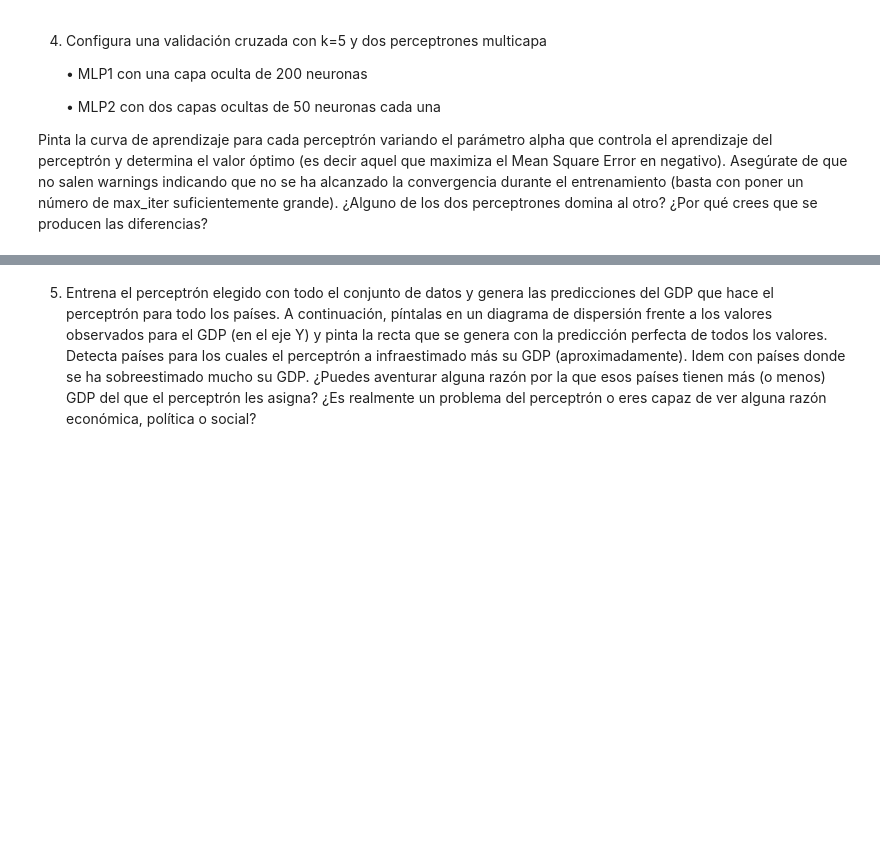
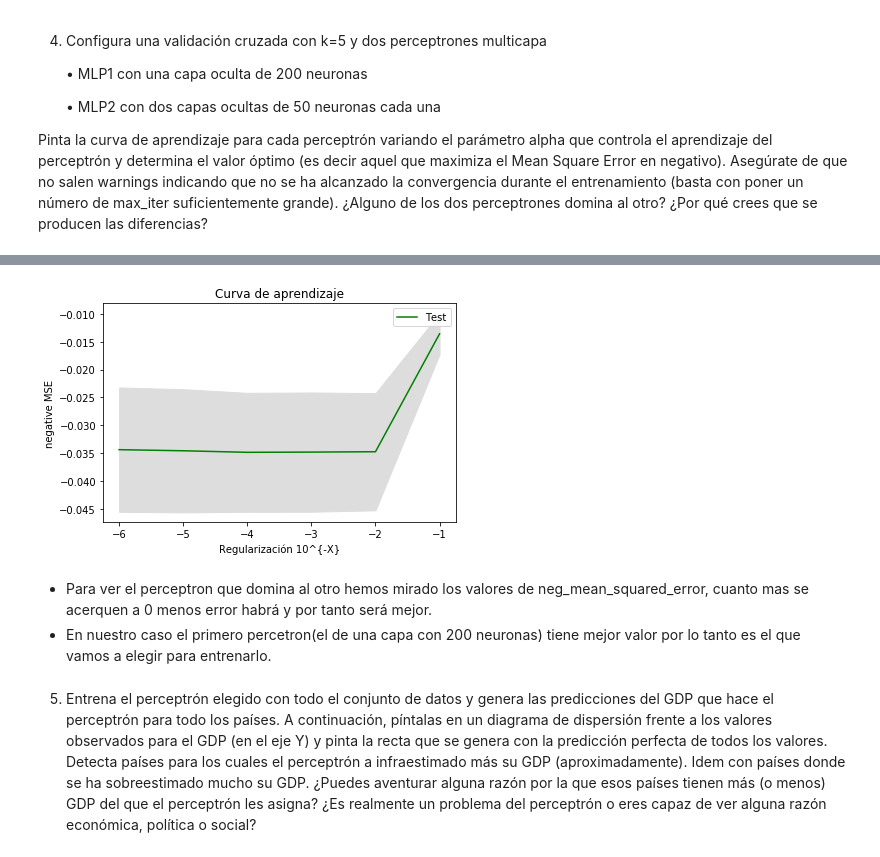
Before and after one commit to diegoambite/IA2, a Jupyter notebook: Práctica 1.3 IA2.ipynb, the cells around one changed output, grey strips where cells are left out. Drawn from its saved outputs; the diff is of its cells as text; code cells hidden in the pictures; blank space fills up the shorter version.

```diff
--- a/Práctica 1.3 IA2.ipynb
+++ b/Práctica 1.3 IA2.ipynb
@@ -207,3 +336,25 @@ Asegúrate de que no salen warnings indicando que no se ha alcanzado la converge
+# %%
+import matplotlib.pyplot as plt
+
+# Dibujamos la línea de la exactitud media en las partes de test
+# Como el
+plt.plot(np.log10(regul_param_range), cv_scores_mean2, color="g", label="Test")
+
+# Dibujamos la banda de la desviación típica
+lower_limit=np.array(cv_scores_mean2)-np.array(cv_scores_std2)
+upper_limit=np.array(cv_scores_mean2)+np.array(cv_scores_std2)
+plt.fill_between(np.log10(regul_param_range), lower_limit, upper_limit, color="#DDDDDD")
+
+# Creamos el gráfico
+plt.title("Curva de aprendizaje")
+plt.xlabel("Regularización 10^{-X}"), plt.ylabel("negative MSE"), plt.legend(loc="best")
+plt.tight_layout()
+plt.show()
+# %% [output]
+[figure, added]
+# %% [markdown]
+* Para ver el perceptron que domina al otro hemos mirado los valores de neg_mean_squared_error, cuanto mas se acerquen a 0 menos error habrá y por tanto será mejor.
+* En nuestro caso el primero percetron(el de una capa con 200 neuronas) tiene mejor valor por lo tanto es el que vamos a elegir para entrenarlo.
 # %% [markdown]
 5. Entrena el perceptrón elegido con todo el conjunto de datos y genera las predicciones del GDP que hace el perceptrón para todo los países.
 A continuación, píntalas en un diagrama de dispersión frente a los valores observados para el GDP (en el eje Y) y pinta la recta que se genera con la predicción perfecta de todos los valores.
```
Also changed, not shown: parts of 15 cells of this notebook.
